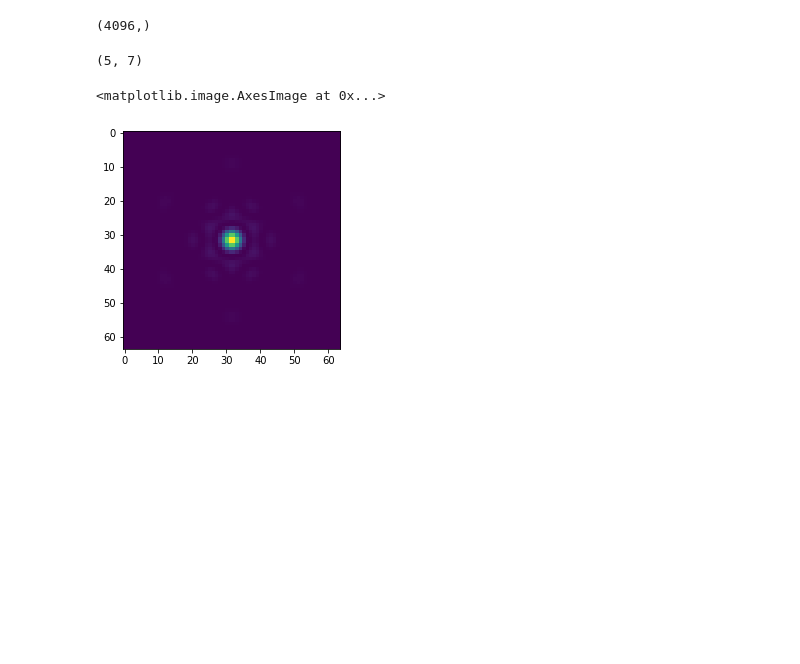
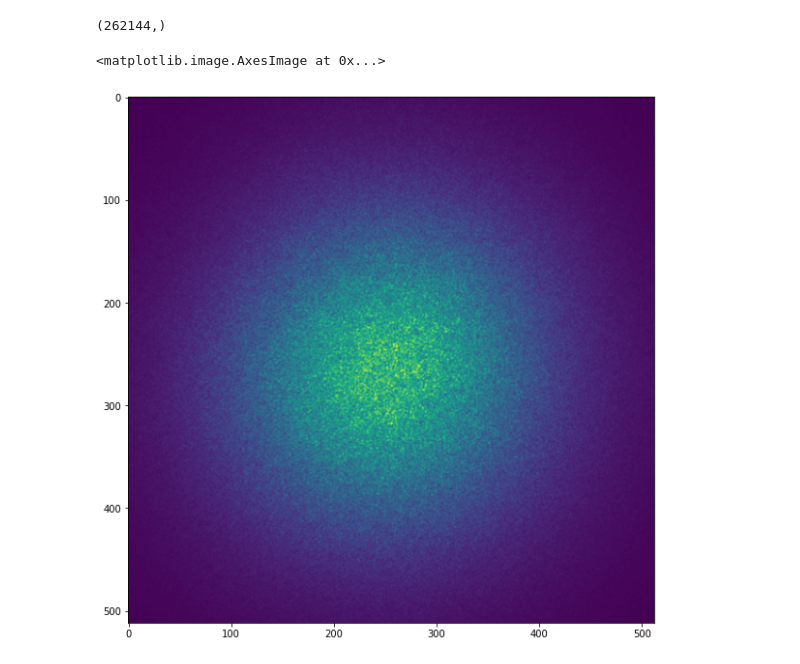
Before and after one commit to rconan/dos101, a Jupyter notebook: data.ipynb, the cells around one changed output. Drawn from its saved outputs; the diff is of its cells as text; code cells hidden in the pictures; blank space fills up the shorter version.

```diff
--- a/data.ipynb
+++ b/data.ipynb
@@ -16,13 +28,10 @@ data
 # %%
-data['DetectorFrame'][0].shape
+data['DetectorFrame'][199].shape
 # %% [output]
-(4096,)
+(262144,)
-# %%
-np.vstack(data['SegmentPiston']).shape
-# %% [output]
-(5, 7)
-# %%
-plt.imshow(data['DetectorFrame'][0].reshape(64,-1))
-# %% [output]
-<matplotlib.image.AxesImage at 0x...>
-[figure, removed]
+# %%
+fig,ax = plt.subplots(figsize=(10,10))
+ax.imshow(data['DetectorFrame'][199].reshape(512,-1))
+# %% [output]
+<matplotlib.image.AxesImage at 0x...>
+[figure, added]
```
Also changed, not shown: parts of 1 cell of this notebook, 1 other file.
